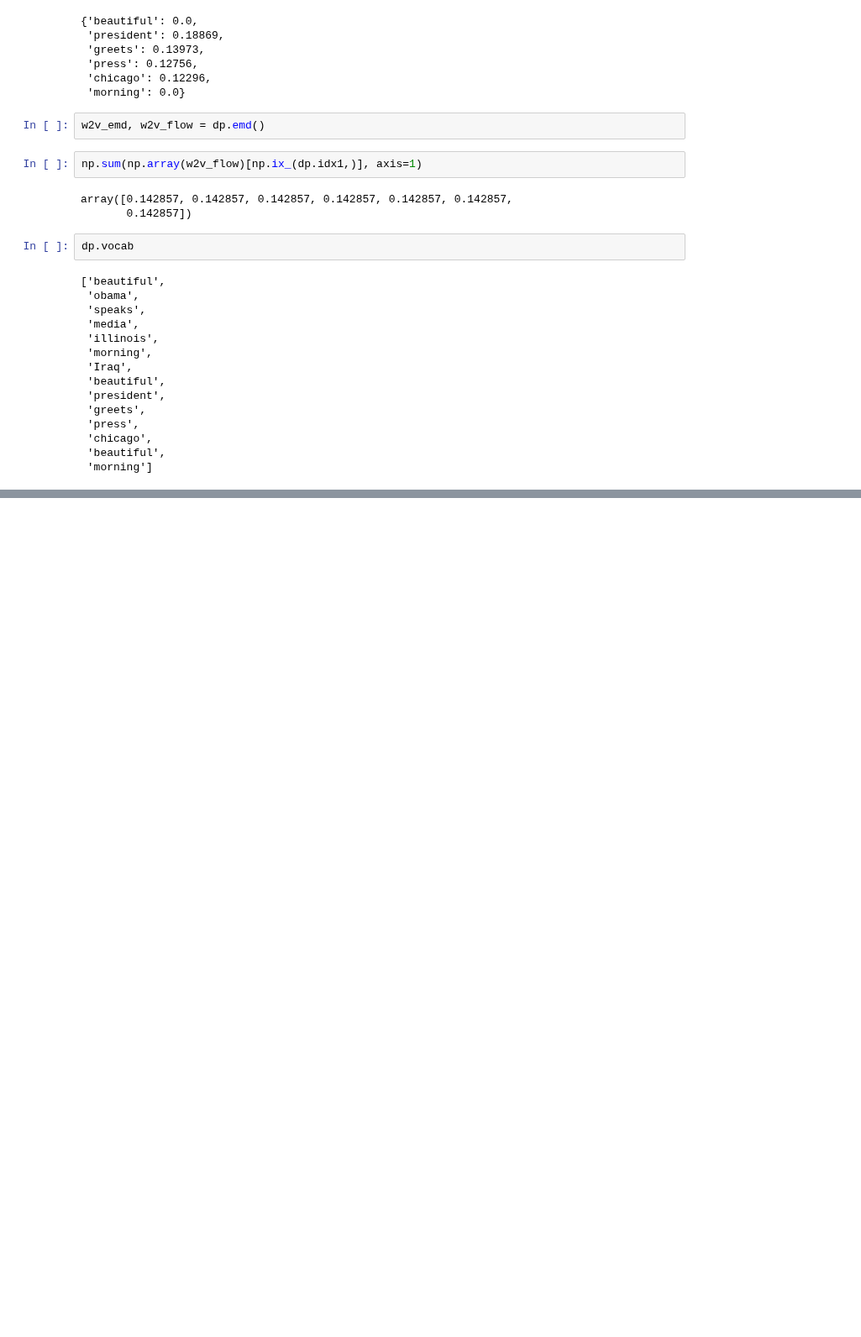
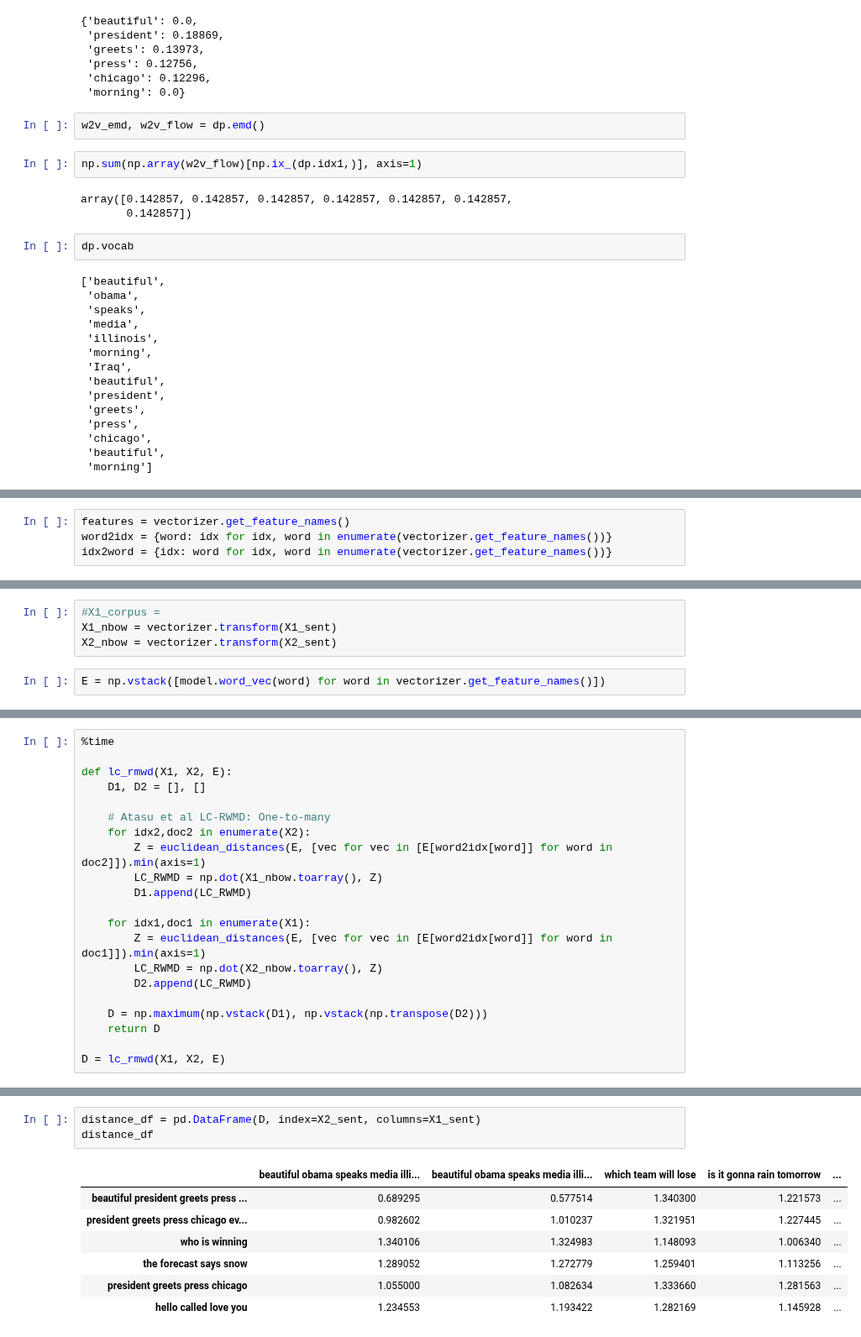
Before and after one commit to maybemkl/wmdecompose, a Jupyter notebook: Prototyping.ipynb, the cells around one changed output, grey strips where cells are left out. Shown at 84% size. Drawn from its saved outputs; the diff is of its cells as text; blank space fills up the shorter version.

```diff
--- a/Prototyping.ipynb
+++ b/Prototyping.ipynb
@@ -120,0 +172,4 @@ Wall time: 8.49 s
+# %%
+features = vectorizer.get_feature_names()
+word2idx = {word: idx for idx, word in enumerate(vectorizer.get_feature_names())}
+idx2word = {idx: word for idx, word in enumerate(vectorizer.get_feature_names())}
@@ -120,0 +180,6 @@ Wall time: 8.49 s
+# %%
+#X1_corpus =
+X1_nbow = vectorizer.transform(X1_sent)
+X2_nbow = vectorizer.transform(X2_sent)
+# %%
+E = np.vstack([model.word_vec(word) for word in vectorizer.get_feature_names()])
@@ -120,0 +198,21 @@ Wall time: 8.49 s
+# %%
+%time
+
+def lc_rmwd(X1, X2, E):
+    D1, D2 = [], []
+
+    # Atasu et al LC-RWMD: One-to-many
+    for idx2,doc2 in enumerate(X2):
+        Z = euclidean_distances(E, [vec for vec in [E[word2idx[word]] for word in doc2]]).min(axis=1)
+        LC_RWMD = np.dot(X1_nbow.toarray(), Z)
+        D1.append(LC_RWMD)
+
+    for idx1,doc1 in enumerate(X1):
+        Z = euclidean_distances(E, [vec for vec in [E[word2idx[word]] for word in doc1]]).min(axis=1)
+        LC_RWMD = np.dot(X2_nbow.toarray(), Z)
+        D2.append(LC_RWMD)
+
+    D = np.maximum(np.vstack(D1), np.vstack(np.transpose(D2)))
+    return D
+
+D = lc_rmwd(X1, X2, E)
@@ -120,0 +222,11 @@ Wall time: 8.49 s
+# %%
+distance_df = pd.DataFrame(D, index=X2_sent, columns=X1_sent)
+distance_df
+# %% [output]
+|  | beautiful obama speaks media illi... | beautiful obama speaks media illi... | which team will lose | is it gonna rain tomorrow | ... |
+| beautiful president greets press ... | 0.689295 | 0.577514 | 1.340300 | 1.221573 | ... |
+| president greets press chicago ev... | 0.982602 | 1.010237 | 1.321951 | 1.227445 | ... |
+| who is winning | 1.340106 | 1.324983 | 1.148093 | 1.006340 | ... |
+| the forecast says snow | 1.289052 | 1.272779 | 1.259401 | 1.113256 | ... |
+| president greets press chicago | 1.055000 | 1.082634 | 1.333660 | 1.281563 | ... |
+| hello called love you | 1.234553 | 1.193422 | 1.282169 | 1.145928 | ... |
```
Also changed, not shown: parts of 53 cells of this notebook.
